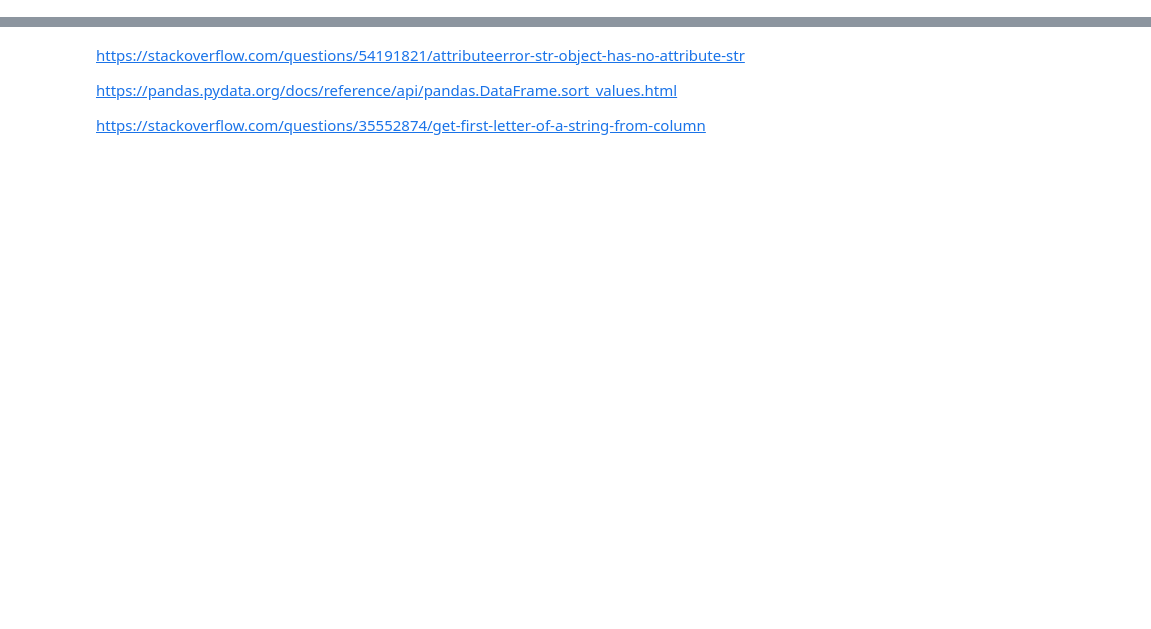
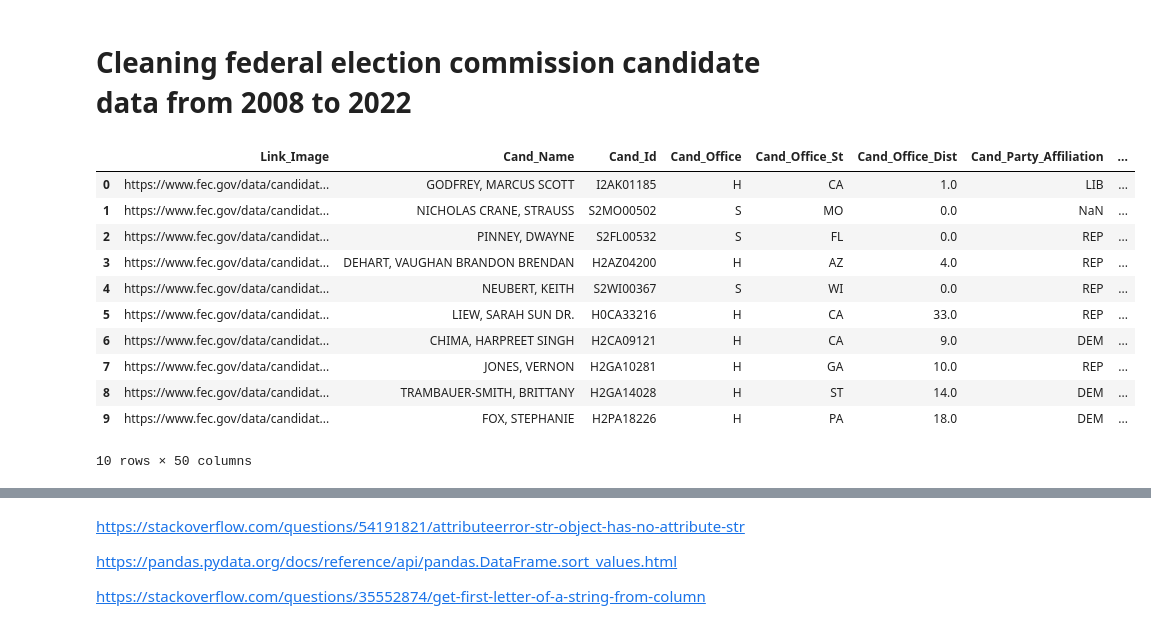
Before and after one commit to manasikarale/Data-Cleaning-Project, a Jupyter notebook: IS537 Data cleaning project candidate dataset.ipynb, the cells around one changed output, grey strips where cells are left out. Drawn from its saved outputs; the diff is of its cells as text; code cells hidden in the pictures; blank space fills up the shorter version.

Commit message:
Cleaned and rewrote few cleaning cells

```diff
--- a/IS537 Data cleaning project candidate dataset.ipynb
+++ b/IS537 Data cleaning project candidate dataset.ipynb
@@ -2550,0 +1,29 @@ cand['Individual_Contribution']#.unique()
+# %% [markdown]
+# Cleaning federal election commission candidate data from 2008 to 2022
+# %%
+# importing required cleaning libraries
+
+import pandas as pd
+pd.options.display.max_colwidth = 100
+import numpy as np
+# %%
+# reading csv into dataframe for further cleaning
+
+candidate_data = pd.read_csv('./raw_data/raw_candidate_summary_2022.csv')
+# %%
+# display loaded csv
+
+candidate_data.head(10)
+# %% [output]
+|  | Link_Image | Cand_Name | Cand_Id | Cand_Office | Cand_Office_St | Cand_Office_Dist | Cand_Party_Affiliation | ... |
+| 0 | https://www.fec.gov/data/candidat... | GODFREY, MARCUS SCOTT | I2AK01185 | H | CA | 1.0 | LIB | ... |
+| 1 | https://www.fec.gov/data/candidat... | NICHOLAS CRANE, STRAUSS | S2MO00502 | S | MO | 0.0 | NaN | ... |
+| 2 | https://www.fec.gov/data/candidat... | PINNEY, DWAYNE | S2FL00532 | S | FL | 0.0 | REP | ... |
+| 3 | https://www.fec.gov/data/candidat... | DEHART, VAUGHAN BRANDON BRENDAN | H2AZ04200 | H | AZ | 4.0 | REP | ... |
+| 4 | https://www.fec.gov/data/candidat... | NEUBERT, KEITH | S2WI00367 | S | WI | 0.0 | REP | ... |
+| 5 | https://www.fec.gov/data/candidat... | LIEW, SARAH SUN DR. | H0CA33216 | H | CA | 33.0 | REP | ... |
+| 6 | https://www.fec.gov/data/candidat... | CHIMA, HARPREET SINGH | H2CA09121 | H | CA | 9.0 | DEM | ... |
+| 7 | https://www.fec.gov/data/candidat... | JONES, VERNON | H2GA10281 | H | GA | 10.0 | REP | ... |
+| 8 | https://www.fec.gov/data/candidat... | TRAMBAUER-SMITH, BRITTANY | H2GA14028 | H | ST | 14.0 | DEM | ... |
+| 9 | https://www.fec.gov/data/candidat... | FOX, STEPHANIE | H2PA18226 | H | PA | 18.0 | DEM | ... |
+10 rows × 50 columns
```
Also changed, not shown: parts of 84 cells of this notebook.
